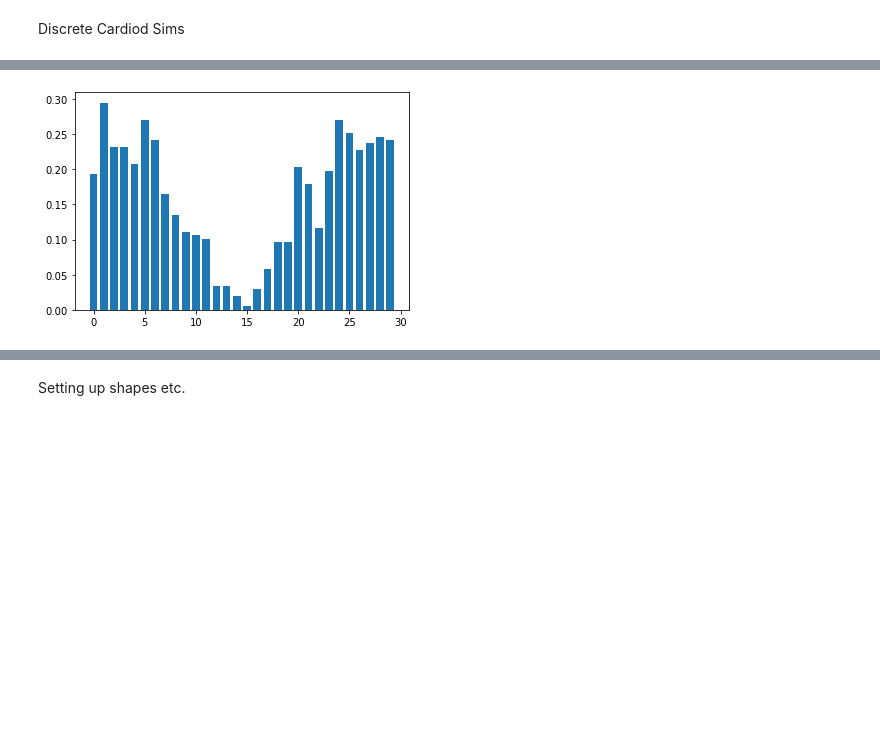
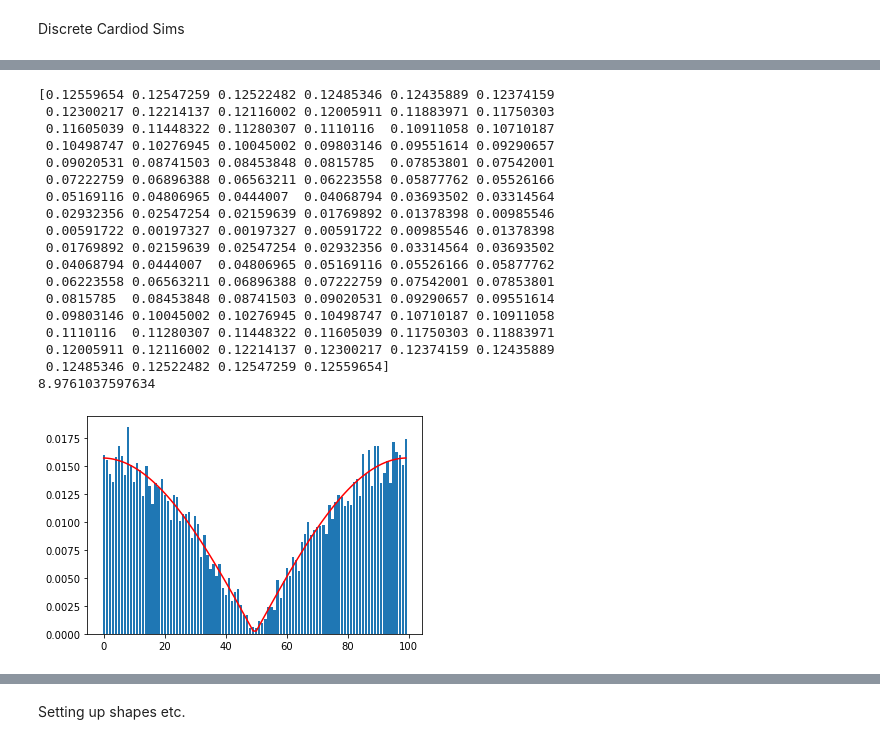
Before and after one commit to Creatorri/18.821-Project-2-Billiards, a Jupyter notebook: Collision.ipynb, the cells around one changed output, grey strips where cells are left out. Saved outputs shown, nothing was run; the diff lists cells and outputs as text; code cells hidden in the pictures; blank space fills up the shorter version.

```diff
--- a/Collision.ipynb
+++ b/Collision.ipynb
@@ -215,10 +215,10 @@ plt.bar(us,cs,width=0.05)
 # %% [markdown]
 Discrete Cardiod Sims
 # %%
-shape = polar_poly(lambda t: 1+np.cos(t),5)
+shape = polar_poly(lambda t: 1+np.cos(t),100)
 shapehit = polygon_hit(shape)
-#ls = sim(shapehit,randx(0.5)+np.array([0.75,0]),randv(),1000)
-ls = sim(shapehit,np.array([0.,0.]),np.array([0.,1.]),100)
+ls = sim(shapehit,randx(0.5)+np.array([0.75,0]),randv(),10000)
+#ls = sim(shapehit,np.array([0.,0.]),np.array([0.,1.]),100)
 plt.plot(*shape.T)
 xs = list(map(lambda x: x[0][0], ls))
 ys = list(map(lambda x: x[0][1], ls))
@@ -227,6 +227,6 @@ x,v,_ = ls[-1]
 plt.quiver(*x,*v)
 ax = plt.gca()
 ax.set_aspect(1)
-plt.savefig('cardiod.png')
+plt.savefig('6cardiodrand.png')
 plt.show()
 # %% [output]
@@ -234,13 +234,34 @@ plt.show()
 # %%
 ss = list(map(lambda x: x[2],ls[1:]))
 #print(ss)
 #ax = plt.gca()
 #ax.hist(ss,bins=bounces)
 sidelengths = np.array(list(map(lambda q: np.linalg.norm(q[1]-q[0]),shape)))
+print(sidelengths)
 us,cs = side_chance(ls)
-ncs = cs/sidelengths[us]
-plt.bar(us,cs,width=0.75)
-plt.savefig("normalizedcardiodsidesplot.png")
+print(sum(cs))
+ncs = cs/sum(cs)#/sidelengths[us]
+plt.bar(us,ncs,width=0.75)
+plt.plot(us,sidelengths[us]/sum(sidelengths),'r')
+plt.savefig("6normcardiodsidesplot.png")
 # %% [output]
+[0.12559654 0.12547259 0.12522482 0.12485346 0.12435889 0.12374159
+ 0.12300217 0.12214137 0.12116002 0.12005911 0.11883971 0.11750303
+ 0.11605039 0.11448322 0.11280307 0.1110116  0.10911058 0.10710187
+ 0.10498747 0.10276945 0.10045002 0.09803146 0.09551614 0.09290657
+ 0.09020531 0.08741503 0.08453848 0.0815785  0.07853801 0.07542001
+ 0.07222759 0.06896388 0.06563211 0.06223558 0.05877762 0.05526166
+ 0.05169116 0.04806965 0.0444007  0.04068794 0.03693502 0.03314564
+ 0.02932356 0.02547254 0.02159639 0.01769892 0.01378398 0.00985546
+ 0.00591722 0.00197327 0.00197327 0.00591722 0.00985546 0.01378398
+ 0.01769892 0.02159639 0.02547254 0.02932356 0.03314564 0.03693502
+ 0.04068794 0.0444007  0.04806965 0.05169116 0.05526166 0.05877762
+ 0.06223558 0.06563211 0.06896388 0.07222759 0.07542001 0.07853801
+ 0.0815785  0.08453848 0.08741503 0.09020531 0.09290657 0.09551614
+ 0.09803146 0.10045002 0.10276945 0.10498747 0.10710187 0.10911058
+ 0.1110116  0.11280307 0.11448322 0.11605039 0.11750303 0.11883971
+ 0.12005911 0.12116002 0.12214137 0.12300217 0.12374159 0.12435889
+ 0.12485346 0.12522482 0.12547259 0.12559654]
+8.9761037597634
-[figure, old version]
+[figure, new version]
 # %%
```
Also changed, not shown: parts of 9 cells of this notebook, 11 other files.
